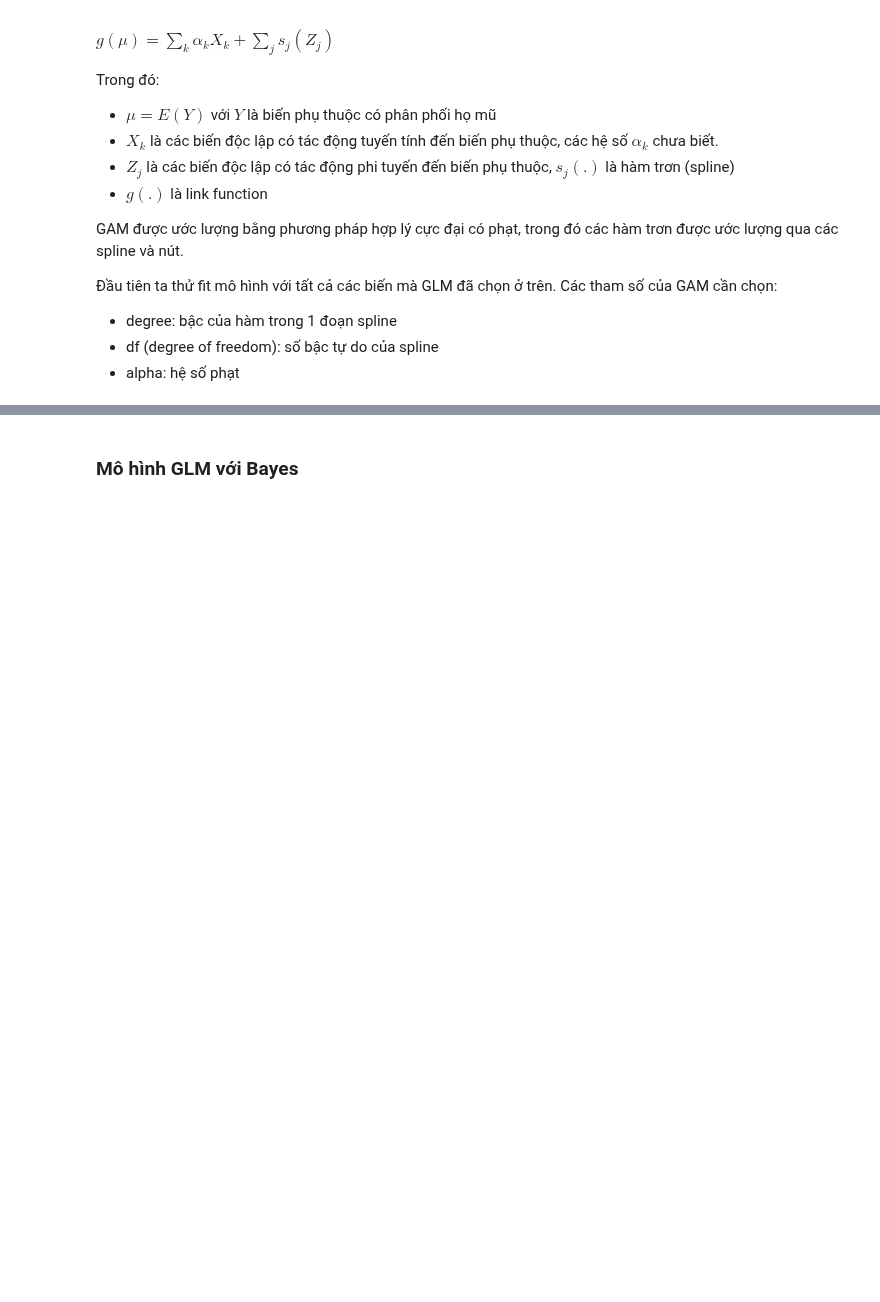
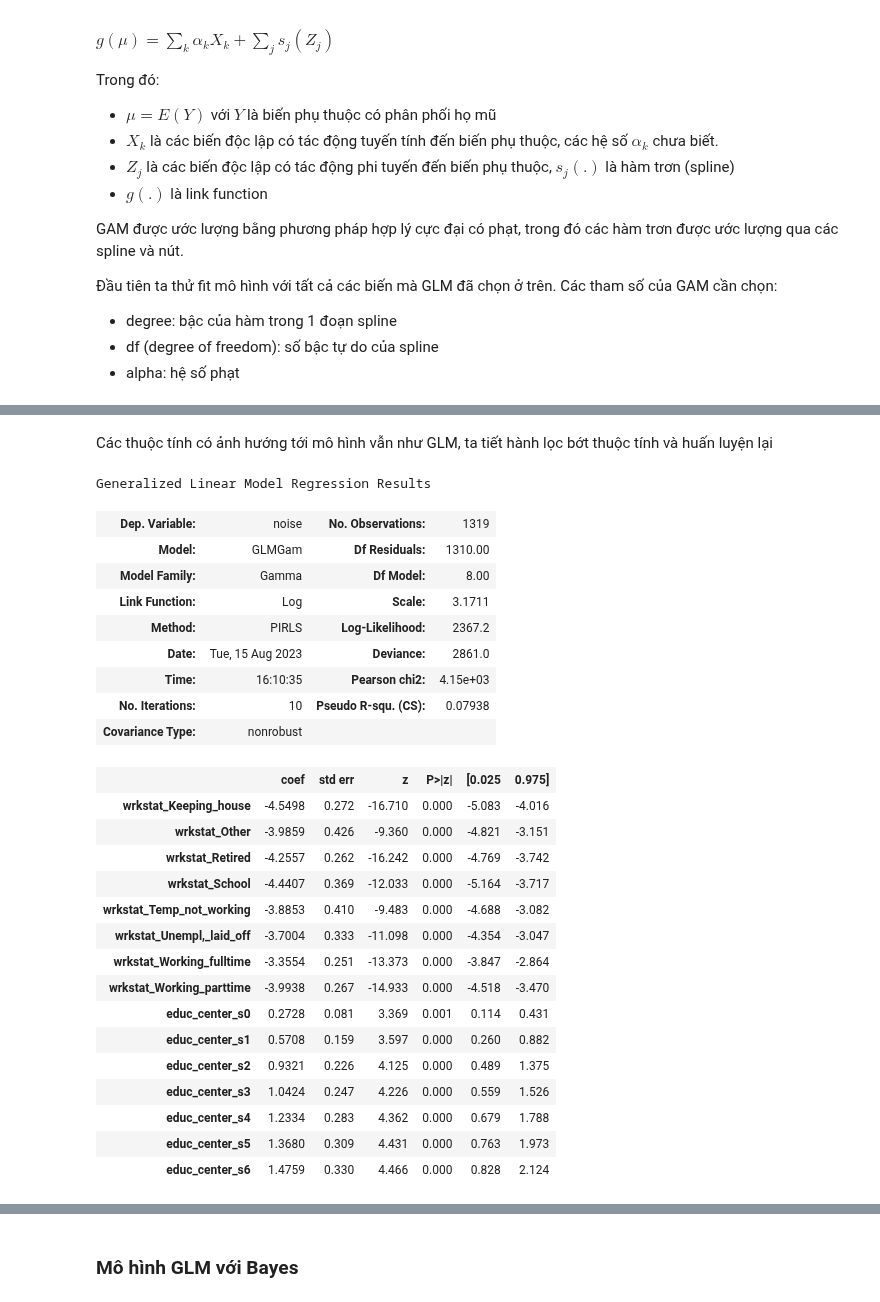
Before and after one commit to batman0911/social-stat-final-term, a Jupyter notebook: report.ipynb, the cells around one changed output, grey strips where cells are left out. Cells and saved outputs as stored; diff of their text form; code cells hidden in the pictures; blank space fills up the shorter version.

```diff
--- a/report.ipynb
+++ b/report.ipynb
@@ -742,0 +788,40 @@ GAM được ước lượng bằng phương pháp hợp lý cực đại có ph
+# %% [markdown]
+Các thuộc tính có ảnh hướng tới mô hình vẫn như GLM, ta tiết hành lọc bớt thuộc tính và huấn luyện lại
+# %%
+x_spline = X_train["educ_center"]
+bs = stm.gam.api.BSplines(x_spline, df=8, degree=3)
+
+X_train_choice_wt_educ = X_train_choice[X_train_choice.columns.difference(['educ_center'])]
+X_test_choice_wt_educ = X_test_choice[X_test_choice.columns.difference(['educ_center'])]
+
+alpha = 10
+gam_bs = stm.gam.api.GLMGam(y_train, X_train_choice_wt_educ, alpha=alpha, smoother=bs, family=sm.families.Gamma(link=sm.families.links.Log()))
+fitted_gam = gam_bs.fit()
+fitted_gam.summary()
+# %% [output]
+Generalized Linear Model Regression Results
+| Dep. Variable: | noise | No. Observations: | 1319 |
+| Model: | GLMGam | Df Residuals: | 1310.00 |
+| Model Family: | Gamma | Df Model: | 8.00 |
+| Link Function: | Log | Scale: | 3.1711 |
+| Method: | PIRLS | Log-Likelihood: | 2367.2 |
+| Date: | Tue, 15 Aug 2023 | Deviance: | 2861.0 |
+| Time: | 16:10:35 | Pearson chi2: | 4.15e+03 |
+| No. Iterations: | 10 | Pseudo R-squ. (CS): | 0.07938 |
+| Covariance Type: | nonrobust |  |  |
+|  | coef | std err | z | P>|z| | [0.025 | 0.975] |
+| wrkstat_Keeping_house | -4.5498 | 0.272 | -16.710 | 0.000 | -5.083 | -4.016 |
+| wrkstat_Other | -3.9859 | 0.426 | -9.360 | 0.000 | -4.821 | -3.151 |
+| wrkstat_Retired | -4.2557 | 0.262 | -16.242 | 0.000 | -4.769 | -3.742 |
+| wrkstat_School | -4.4407 | 0.369 | -12.033 | 0.000 | -5.164 | -3.717 |
+| wrkstat_Temp_not_working | -3.8853 | 0.410 | -9.483 | 0.000 | -4.688 | -3.082 |
+| wrkstat_Unempl,_laid_off | -3.7004 | 0.333 | -11.098 | 0.000 | -4.354 | -3.047 |
+| wrkstat_Working_fulltime | -3.3554 | 0.251 | -13.373 | 0.000 | -3.847 | -2.864 |
+| wrkstat_Working_parttime | -3.9938 | 0.267 | -14.933 | 0.000 | -4.518 | -3.470 |
+| educ_center_s0 | 0.2728 | 0.081 | 3.369 | 0.001 | 0.114 | 0.431 |
+| educ_center_s1 | 0.5708 | 0.159 | 3.597 | 0.000 | 0.260 | 0.882 |
+| educ_center_s2 | 0.9321 | 0.226 | 4.125 | 0.000 | 0.489 | 1.375 |
+| educ_center_s3 | 1.0424 | 0.247 | 4.226 | 0.000 | 0.559 | 1.526 |
+| educ_center_s4 | 1.2334 | 0.283 | 4.362 | 0.000 | 0.679 | 1.788 |
+| educ_center_s5 | 1.3680 | 0.309 | 4.431 | 0.000 | 0.763 | 1.973 |
+| educ_center_s6 | 1.4759 | 0.330 | 4.466 | 0.000 | 0.828 | 2.124 |
```
Also changed, not shown: parts of 19 cells of this notebook, 1 other file.
